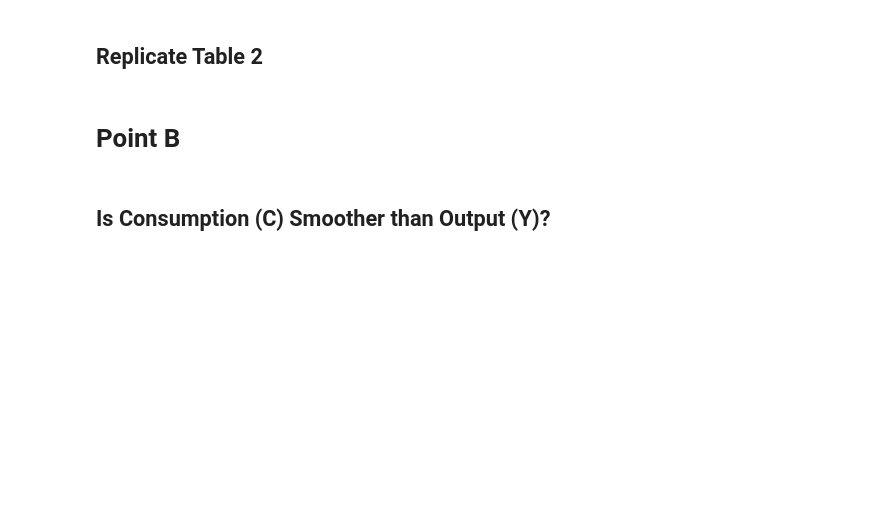
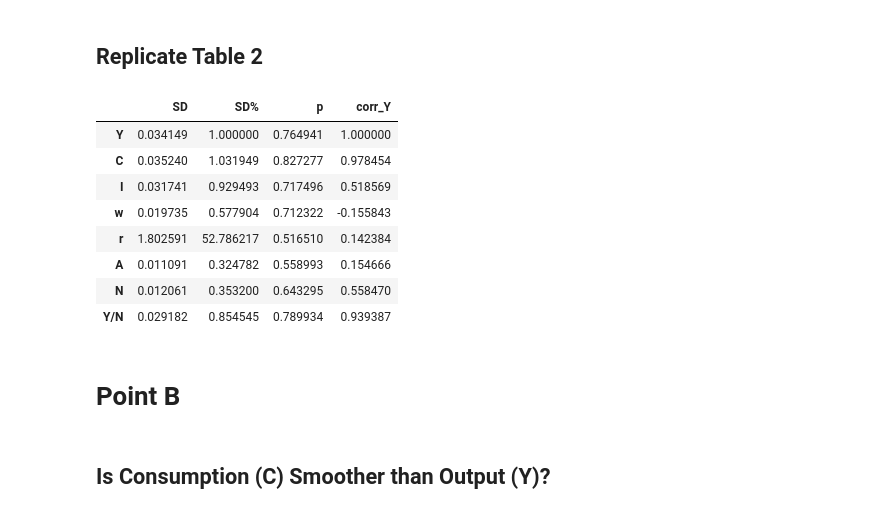
Before and after one commit to chiesastefano/demA1, a Jupyter notebook: jupyter/presentation.ipynb, the cells around one changed output. Drawn from its saved outputs; the diff is of its cells as text; code cells hidden in the pictures; blank space fills up the shorter version.

```diff
--- a/jupyter/presentation.ipynb
+++ b/jupyter/presentation.ipynb
@@ -203,16 +146,25 @@ for column in dataset3.columns:
 # %%
 sd2 = dataset2_c.std()
 sd_r = sd2/dataset2_c['Y'].std()
 p = dataset2_c.apply(lambda series: series.autocorr(lag = 1)) # first order autocorrection (how much the t value is influenced by the t-1 value )
 corr_Y = dataset2_c.corr()['Y']
 
 table2 = pd.DataFrame(index=dataset2_c.columns)
 table2['SD'] = sd2
 table2['SD%'] = sd_r
 table2['p'] = p
 table2['corr_Y'] = corr_Y
 table2
-table2.to_csv('table2.csv')
+# %% [output]
+|  | SD | SD% | p | corr_Y |
+| Y | 0.034149 | 1.000000 | 0.764941 | 1.000000 |
+| C | 0.035240 | 1.031949 | 0.827277 | 0.978454 |
+| I | 0.031741 | 0.929493 | 0.717496 | 0.518569 |
+| w | 0.019735 | 0.577904 | 0.712322 | -0.155843 |
+| r | 1.802591 | 52.786217 | 0.516510 | 0.142384 |
+| A | 0.011091 | 0.324782 | 0.558993 | 0.154666 |
+| N | 0.012061 | 0.353200 | 0.643295 | 0.558470 |
+| Y/N | 0.029182 | 0.854545 | 0.789934 | 0.939387 |
 # %% [markdown]
 # Point B
 # %% [markdown]
```
Also changed, not shown: parts of 13 cells of this notebook, 1 other file.
